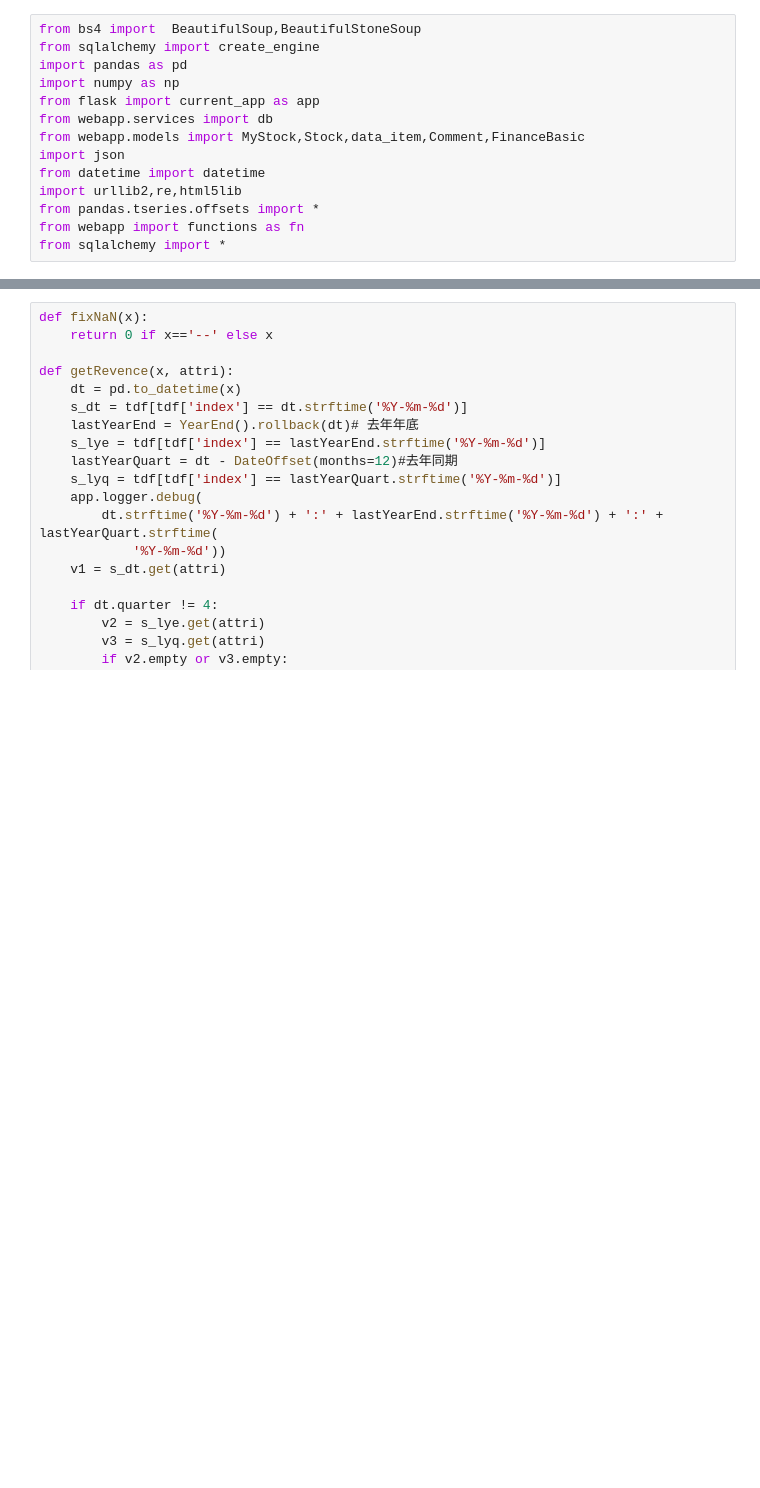
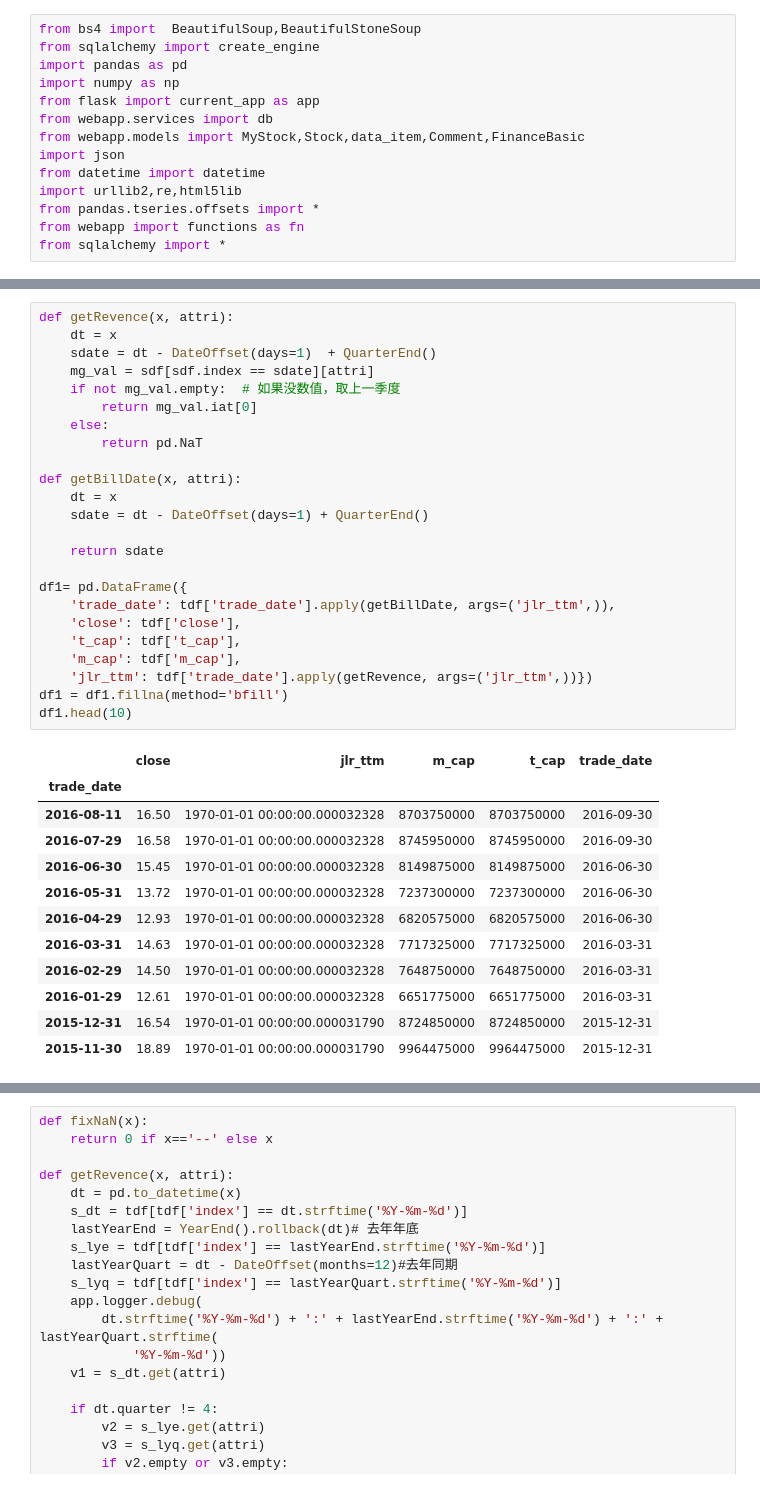
Before and after one commit to myfreshcity/mystock, a Jupyter notebook: Untitled1.ipynb, the cells around one changed output, grey strips where cells are left out. Drawn from its saved outputs; the diff is of its cells as text; blank space fills up the shorter version.

```diff
--- a/Untitled1.ipynb
+++ b/Untitled1.ipynb
@@ -101,0 +98,37 @@ s_date
+# %%
+def getRevence(x, attri):
+    dt = x
+    sdate = dt - DateOffset(days=1)  + QuarterEnd()
+    mg_val = sdf[sdf.index == sdate][attri]
+    if not mg_val.empty:  # 如果没数值，取上一季度
+        return mg_val.iat[0]
+    else:
+        return pd.NaT
+
+def getBillDate(x, attri):
+    dt = x
+    sdate = dt - DateOffset(days=1) + QuarterEnd()
+
+    return sdate
+
+df1= pd.DataFrame({
+    'trade_date': tdf['trade_date'].apply(getBillDate, args=('jlr_ttm',)),
+    'close': tdf['close'],
+    't_cap': tdf['t_cap'],
+    'm_cap': tdf['m_cap'],
+    'jlr_ttm': tdf['trade_date'].apply(getRevence, args=('jlr_ttm',))})
+df1 = df1.fillna(method='bfill')
+df1.head(10)
+# %% [output]
+|  | close | jlr_ttm | m_cap | t_cap | trade_date |
+| trade_date |  |  |  |  |  |
+| 2016-08-11 | 16.50 | 1970-01-01 00:00:00.000032328 | 8703750000 | 8703750000 | 2016-09-30 |
+| 2016-07-29 | 16.58 | 1970-01-01 00:00:00.000032328 | 8745950000 | 8745950000 | 2016-09-30 |
+| 2016-06-30 | 15.45 | 1970-01-01 00:00:00.000032328 | 8149875000 | 8149875000 | 2016-06-30 |
+| 2016-05-31 | 13.72 | 1970-01-01 00:00:00.000032328 | 7237300000 | 7237300000 | 2016-06-30 |
+| 2016-04-29 | 12.93 | 1970-01-01 00:00:00.000032328 | 6820575000 | 6820575000 | 2016-06-30 |
+| 2016-03-31 | 14.63 | 1970-01-01 00:00:00.000032328 | 7717325000 | 7717325000 | 2016-03-31 |
+| 2016-02-29 | 14.50 | 1970-01-01 00:00:00.000032328 | 7648750000 | 7648750000 | 2016-03-31 |
+| 2016-01-29 | 12.61 | 1970-01-01 00:00:00.000032328 | 6651775000 | 6651775000 | 2016-03-31 |
+| 2015-12-31 | 16.54 | 1970-01-01 00:00:00.000031790 | 8724850000 | 8724850000 | 2015-12-31 |
+| 2015-11-30 | 18.89 | 1970-01-01 00:00:00.000031790 | 9964475000 | 9964475000 | 2015-12-31 |
```
Also changed, not shown: parts of 10 cells of this notebook, 5 other files.
